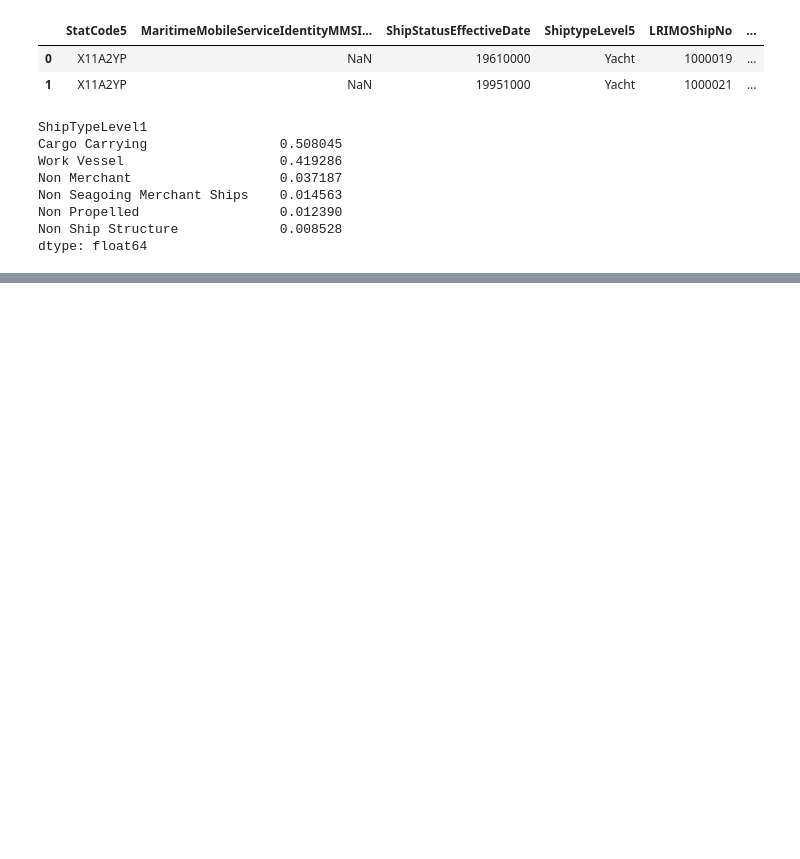
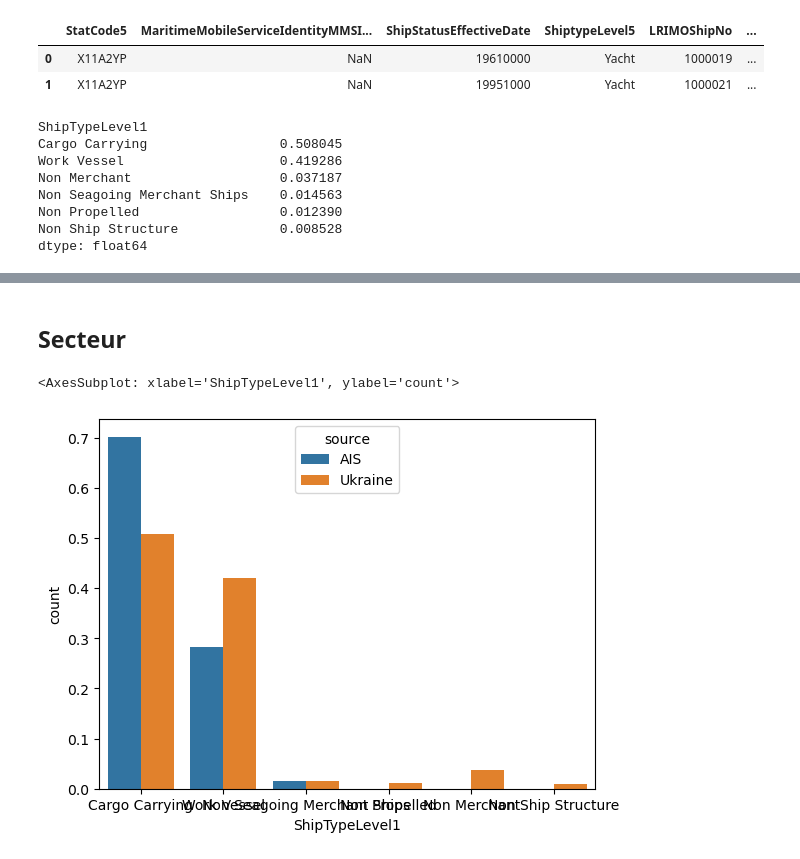
Before and after one commit to InseeFrLab/hackathon-un-2022, a Jupyter notebook: notebooks/analyze_ihs.ipynb, the cells around one changed output, grey strips where cells are left out. Saved outputs shown, nothing was run; the diff lists cells and outputs as text; code cells hidden in the pictures; blank space fills up the shorter version.

```diff
--- a/notebooks/analyze_ihs.ipynb
+++ b/notebooks/analyze_ihs.ipynb
@@ -108,0 +87,4 @@ dtype: float64
+# %%
+AIS_enriched = AIS.merge(
+    ship_data_enriched,left_on = 'mmsi',
+    right_on = "MaritimeMobileServiceIdentityMMSINumber")
@@ -108,0 +163,20 @@ dtype: float64
+# %% [markdown]
+## Secteur
+# %%
+x = AIS_enriched.value_counts("ShipTypeLevel1", normalize = True)
+y = ship_data_enriched.value_counts("ShipTypeLevel1", normalize = True)
+
+
+#import seaborn as sns
+#cm = sns.light_palette("green", as_cmap=True)
+
+temp = pd.concat(
+    [x.reset_index().assign(source="AIS"),y.reset_index().assign(source="Ukraine")]
+)
+temp = temp.rename({0: "count"}, axis = 1)
+
+sns.barplot(data=temp, x = "ShipTypeLevel1", y = "count", hue = "source")
+#temp = temp.loc[temp['GrossTonnage'] > 0]
+# %% [output]
+<AxesSubplot: xlabel='ShipTypeLevel1', ylabel='count'>
+[figure, added]
```
Also changed, not shown: parts of 19 cells of this notebook.
